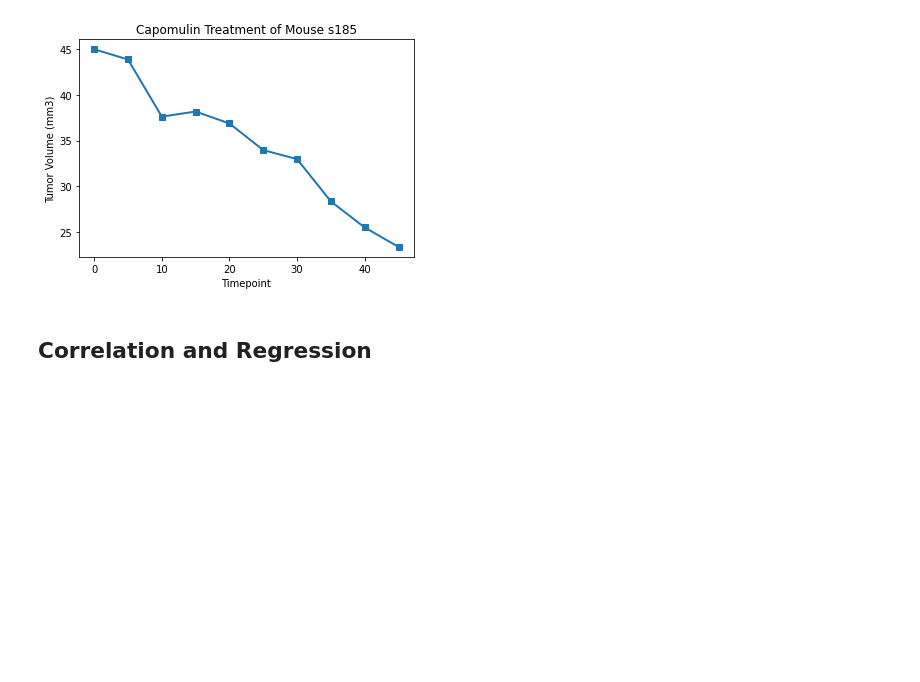
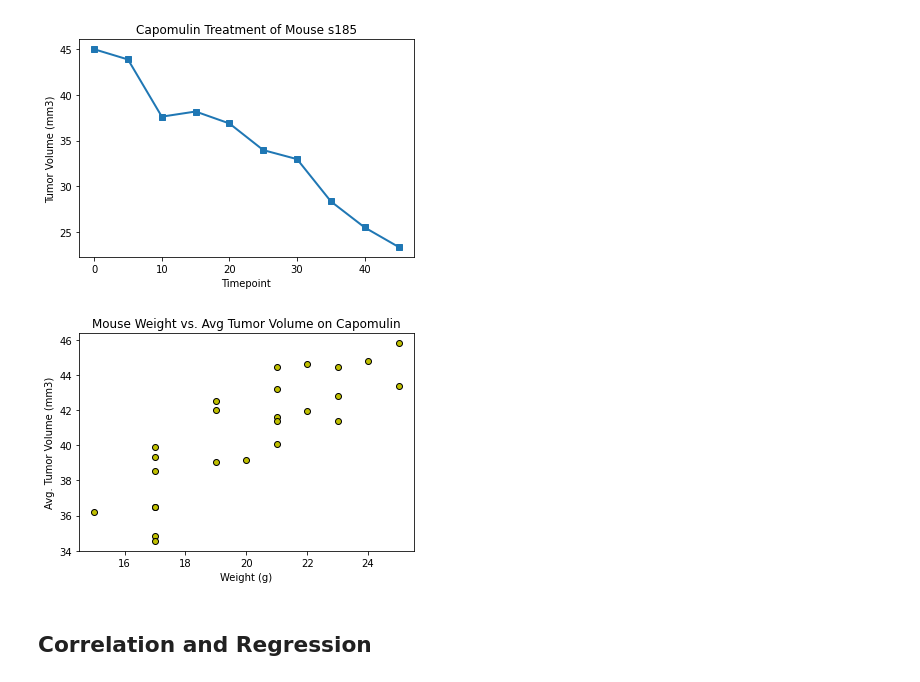
Before and after one commit to cbeachey/databootcamp-homework, a Jupyter notebook: Unit 5 Matplotlib/pymaceuticals_starter.ipynb, the cells around one changed output. Saved outputs shown, nothing was run; the diff lists cells and outputs as text; code cells hidden in the pictures; blank space fills up the shorter version.

Commit message:
scatter formatting

```diff
--- a/Unit 5 Matplotlib/pymaceuticals_starter.ipynb
+++ b/Unit 5 Matplotlib/pymaceuticals_starter.ipynb
@@ -284,3 +282,14 @@ plt.show()
+# %%
+# Generate a scatter plot of average tumor volume vs. mouse weight for the Capomulin regimen
+
+scatter_data = capomulin.groupby(['Mouse ID']).mean()
+plt.scatter(scatter_data['Weight (g)'], scatter_data['Tumor Volume (mm3)'], color='y', edgecolor='black')
+plt.title('Mouse Weight vs. Avg Tumor Volume on Capomulin')
+plt.xlabel('Weight (g)')
+plt.ylabel('Avg. Tumor Volume (mm3)')
+plt.show()
+# %% [output]
+[figure, added]
 # %% [markdown]
 ## Correlation and Regression
 # %%
```
Also changed, not shown: parts of 1 cell of this notebook.
